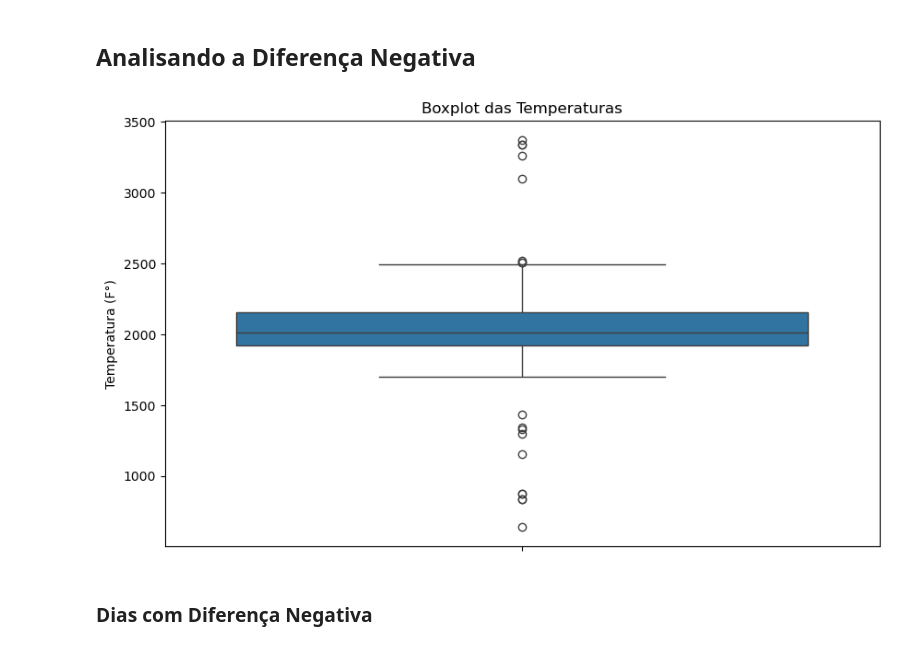
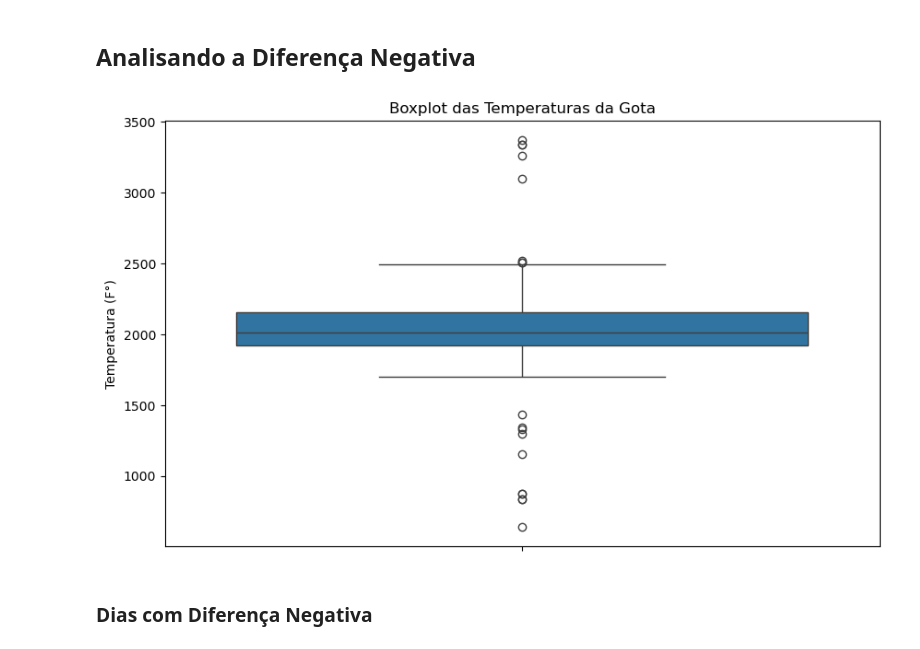
Before and after one commit to lucasz-g/Analise-Gotas, a Jupyter notebook: analise_gotas.ipynb, the cells around one changed output. Drawn from its saved outputs; the diff is of its cells as text; code cells hidden in the pictures.

```diff
--- a/analise_gotas.ipynb
+++ b/analise_gotas.ipynb
@@ -502,19 +502,19 @@ Se precisar aplicar isso a um contexto específico (como no seu caso com tempera
 # %%
 import seaborn as sns
 
 plt.figure(figsize=(10, 6))
 
 sns.boxplot(
     y=df_valores_mensais['Temperatura (F°)']
 )
 
-plt.title('Boxplot das Temperaturas')
+plt.title('Boxplot das Temperaturas da Gota')
 plt.ylabel('Temperatura (F°)')
 
 plt.show()
 px.scatter(data_frame=df_valores_mensais, x=df_valores_mensais['Data de prod'], y=df_valores_mensais['Diferença Frente-Gota'], title='Diferença Frente-Gota')
 # %% [output]
-[figure, old version]
+[figure, new version]
 # %% [markdown]
 ### Dias com Diferença Negativa
 # %%
```
Also changed, not shown: parts of 13 cells of this notebook, 2 other files.
